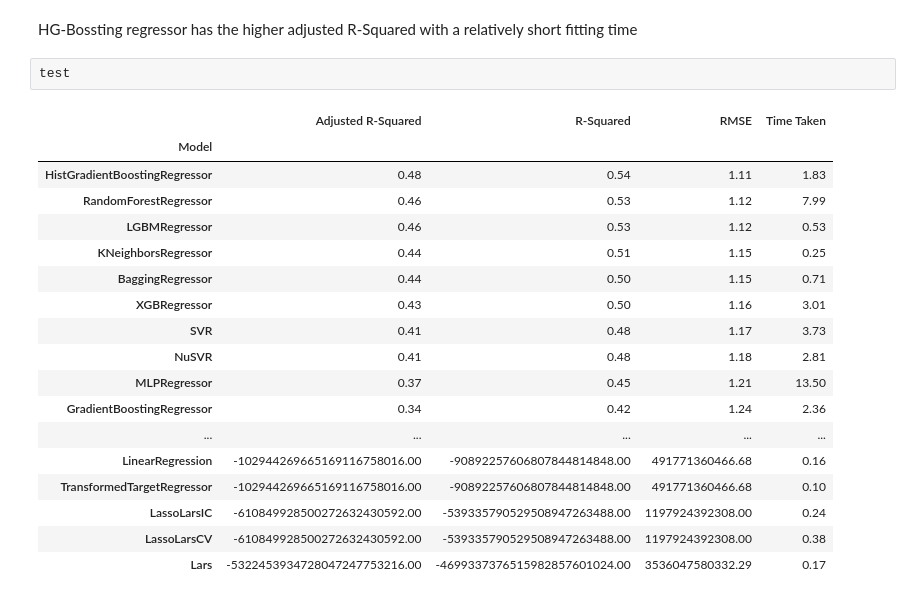
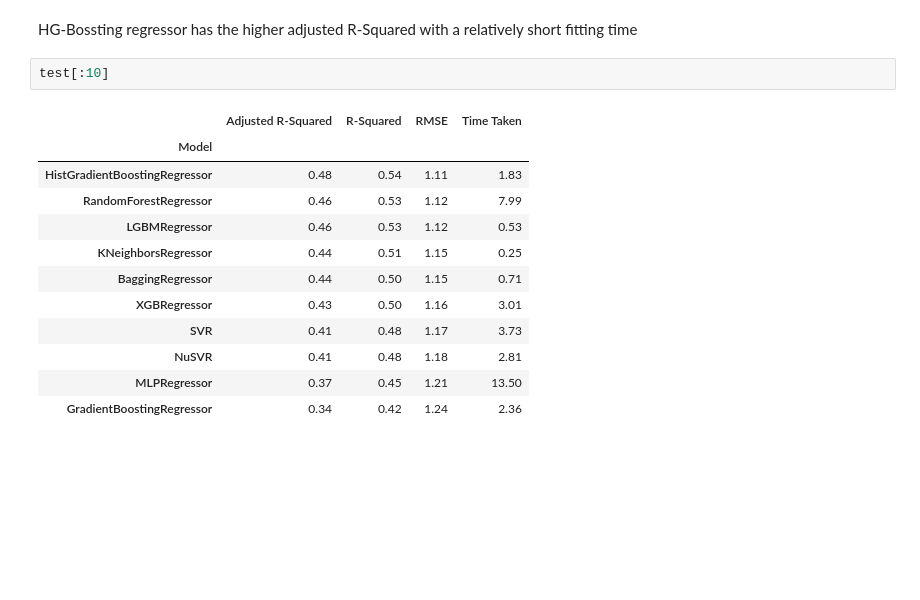
Before and after one commit to mehdi-or/203B, a Jupyter notebook: BioInfoAll2.ipynb, the cells around one changed output. Cells and saved outputs as stored; diff of their text form; blank space fills up the shorter version.

```diff
--- a/BioInfoAll2.ipynb
+++ b/BioInfoAll2.ipynb
@@ -638,23 +638,17 @@ train, test = all_models.fit(X_train, X_test, y_train, y_test)
 # %% [markdown]
 HG-Bossting regressor has the higher adjusted R-Squared with a relatively short fitting time
 # %%
-test
+test[:10]
 # %% [output]
 |  | Adjusted R-Squared | R-Squared | RMSE | Time Taken |
 | Model |  |  |  |  |
 | HistGradientBoostingRegressor | 0.48 | 0.54 | 1.11 | 1.83 |
 | RandomForestRegressor | 0.46 | 0.53 | 1.12 | 7.99 |
 | LGBMRegressor | 0.46 | 0.53 | 1.12 | 0.53 |
 | KNeighborsRegressor | 0.44 | 0.51 | 1.15 | 0.25 |
 | BaggingRegressor | 0.44 | 0.50 | 1.15 | 0.71 |
 | XGBRegressor | 0.43 | 0.50 | 1.16 | 3.01 |
 | SVR | 0.41 | 0.48 | 1.17 | 3.73 |
 | NuSVR | 0.41 | 0.48 | 1.18 | 2.81 |
 | MLPRegressor | 0.37 | 0.45 | 1.21 | 13.50 |
 | GradientBoostingRegressor | 0.34 | 0.42 | 1.24 | 2.36 |
-| ... | ... | ... | ... | ... |
-| LinearRegression | -102944269665169116758016.00 | -90892257606807844814848.00 | 491771360466.68 | 0.16 |
-| TransformedTargetRegressor | -102944269665169116758016.00 | -90892257606807844814848.00 | 491771360466.68 | 0.10 |
-| LassoLarsIC | -610849928500272632430592.00 | -539335790529508947263488.00 | 1197924392308.00 | 0.24 |
-| LassoLarsCV | -610849928500272632430592.00 | -539335790529508947263488.00 | 1197924392308.00 | 0.38 |
-| Lars | -5322453934728047247753216.00 | -4699337376515982857601024.00 | 3536047580332.29 | 0.17 |
```
